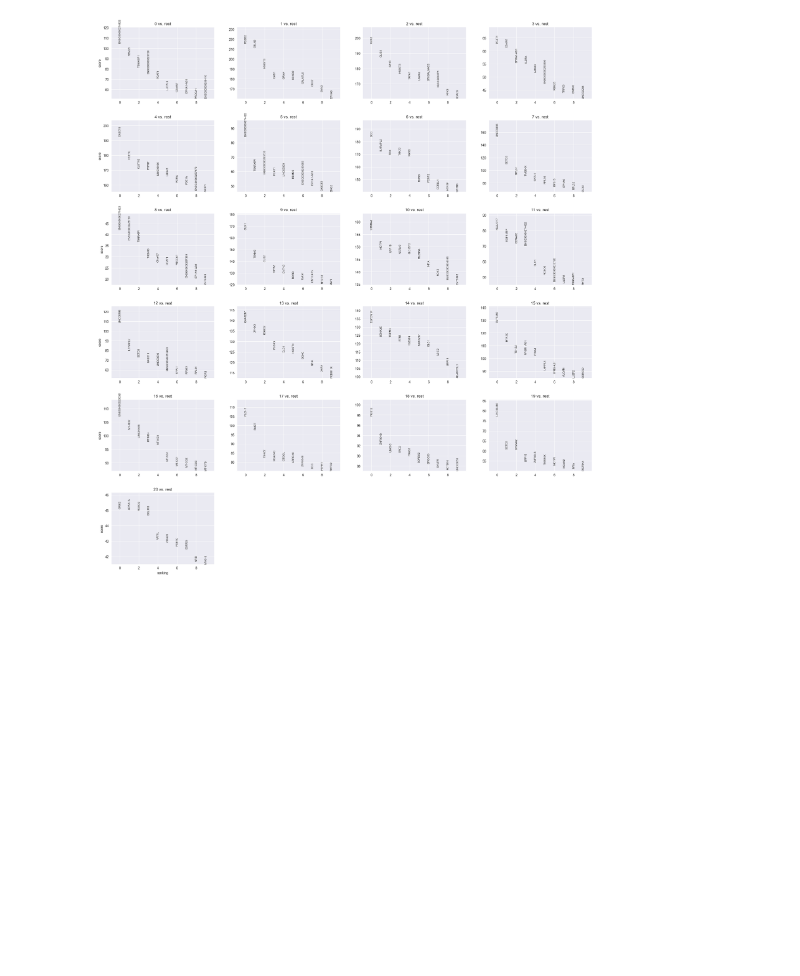
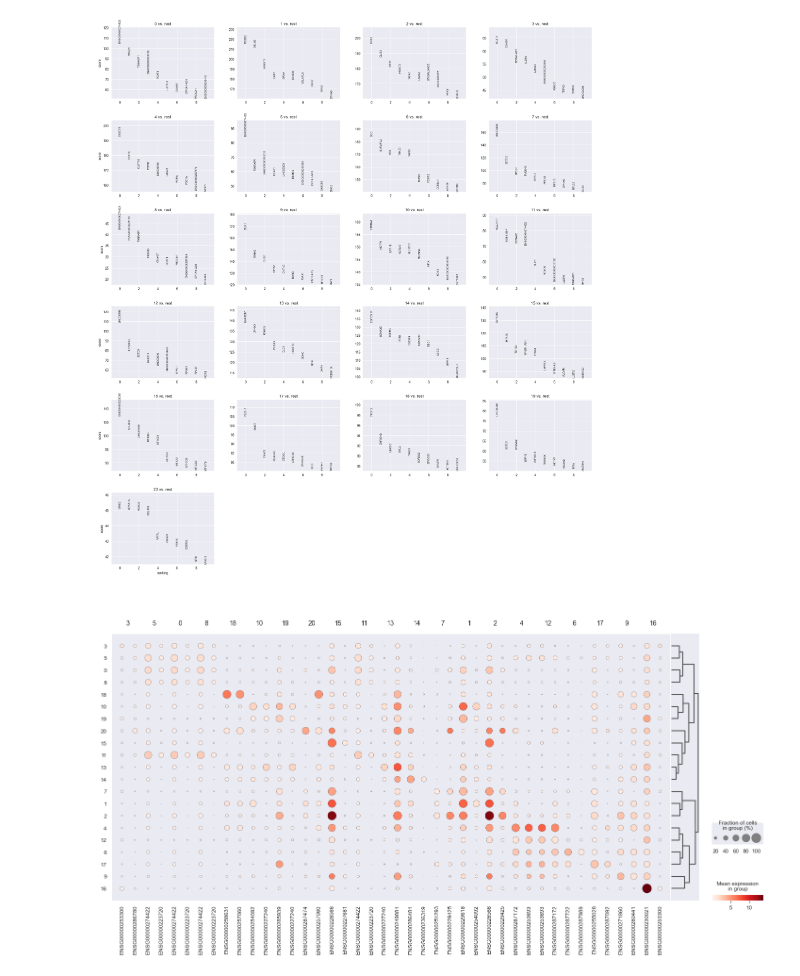
Before and after one commit to Shaunakm07/Single-Cell-Alzheimers, a Jupyter notebook: cluster_exhitatory_neurons.ipynb, the cells around one changed output. Cells and saved outputs as stored; diff of their text form; code cells hidden in the pictures; blank space fills up the shorter version.

```diff
--- a/cluster_exhitatory_neurons.ipynb
+++ b/cluster_exhitatory_neurons.ipynb
@@ -76,4 +76,8 @@ WARNING: It seems you use rank_genes_groups on the raw count data. Please logari
 sc.pl.rank_genes_groups(adata_hvg, n_genes=10, sharey=False, gene_symbols="feature_name")
 # %% [output]
 [figure]
+# %%
+sc.pl.rank_genes_groups_dotplot(adata_hvg, n_genes=3, gene_symbols="feature_name")
+# %% [output]
+[figure, added]
 # %%
```
Also changed, not shown: parts of 6 cells of this notebook.
